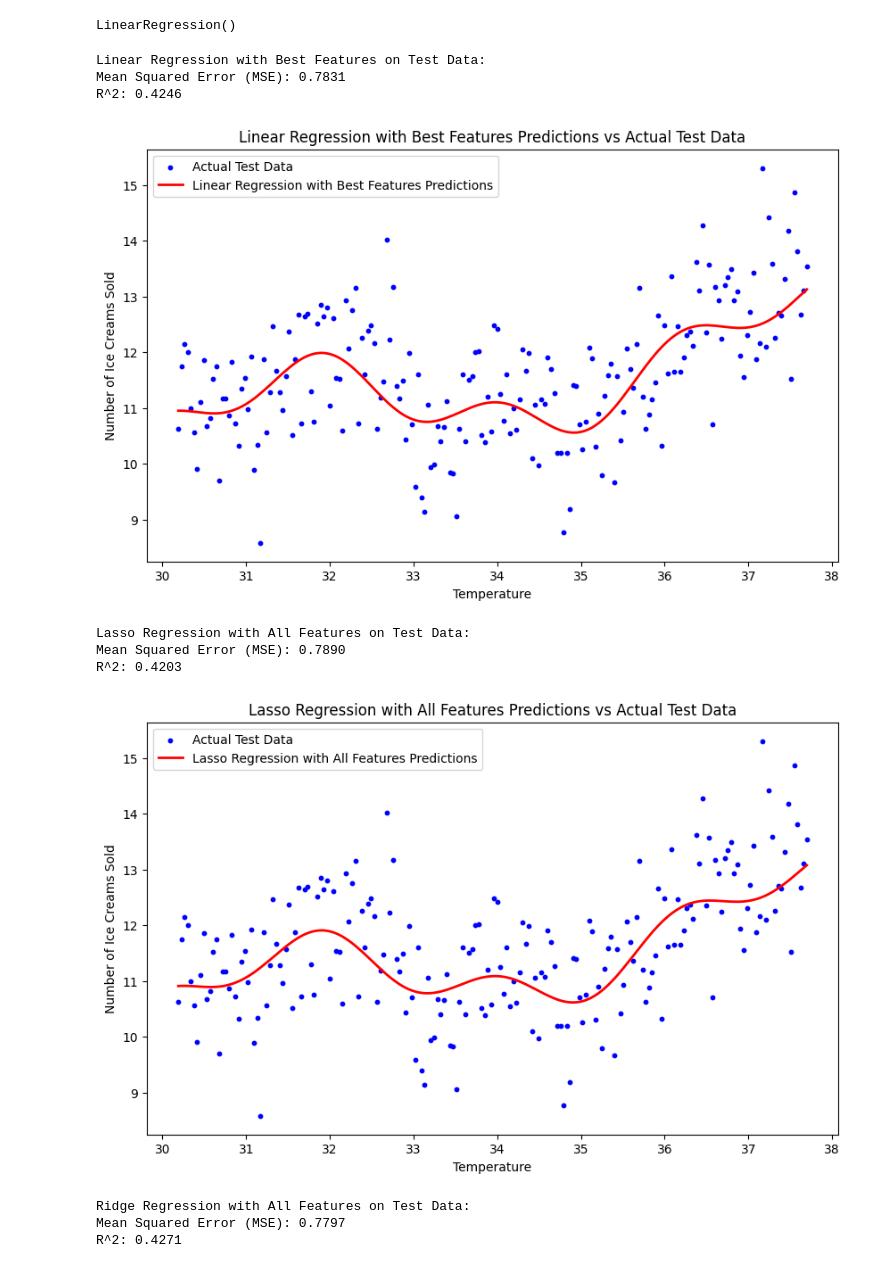
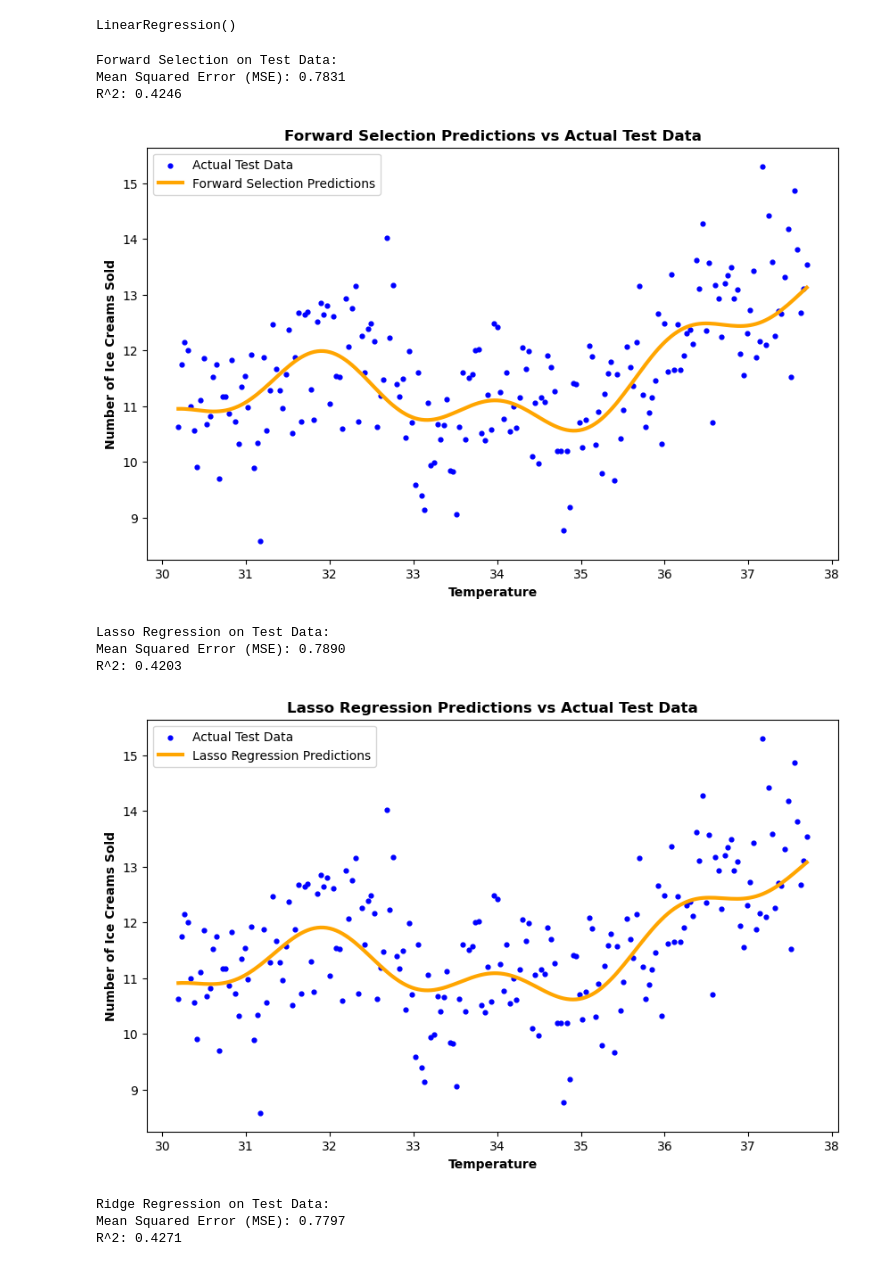
Before and after one commit to angvit/Linear-Regression, a Jupyter notebook: hw3/ex3.ipynb, the cells around one changed output. Saved outputs shown, nothing was run; the diff lists cells and outputs as text; code cells hidden in the pictures.

Commit message:
Changed style of model plots

```diff
--- a/hw3/ex3.ipynb
+++ b/hw3/ex3.ipynb
@@ -205,11 +205,11 @@ def evaluate_on_test_data(X_test, y_test, model, features, model_name):
     print(f"R^2: {r2:.4f}")
 
     plt.figure(figsize=(10, 6))
-    plt.scatter(X_test, y_test, color='blue', s=10, label='Actual Test Data')
-    plt.plot(X_test, y_pred, color='red', linewidth=2, label=f'{model_name} Predictions')
-    plt.xlabel('Temperature')
-    plt.ylabel('Number of Ice Creams Sold')
-    plt.title(f'{model_name} Predictions vs Actual Test Data')
+    plt.scatter(X_test, y_test, color='blue', s=12, label='Actual Test Data')
+    plt.plot(X_test, y_pred, color='orange', linewidth=3, label=f'{model_name} Predictions')
+    plt.xlabel('Temperature', fontweight='bold' )
+    plt.ylabel('Number of Ice Creams Sold', fontweight='bold' )
+    plt.title(f'{model_name} Predictions vs Actual Test Data', fontweight='bold')
     plt.legend()
     plt.show()
 # %%
@@ -221,18 +221,18 @@ model.fit(X_train_selected, y_train)
 # %% [output]
 LinearRegression()
 # %%
-evaluate_on_test_data(test_df['Temperature'], y_test, model, X_test_selected, model_name="Linear Regression with Best Features")
-evaluate_on_test_data(test_df['Temperature'], y_test, lasso, X_test, model_name="Lasso Regression with All Features")
-evaluate_on_test_data(test_df['Temperature'], y_test, ridge, X_test, model_name="Ridge Regression with All Features")
+evaluate_on_test_data(test_df['Temperature'], y_test, model, X_test_selected, model_name="Forward Selection")
+evaluate_on_test_data(test_df['Temperature'], y_test, lasso, X_test, model_name="Lasso Regression")
+evaluate_on_test_data(test_df['Temperature'], y_test, ridge, X_test, model_name="Ridge Regression")
 # %% [output]
-Linear Regression with Best Features on Test Data:
+Forward Selection on Test Data:
 Mean Squared Error (MSE): 0.7831
 R^2: 0.4246
-[figure, old version]
+[figure, new version]
-Lasso Regression with All Features on Test Data:
+Lasso Regression on Test Data:
 Mean Squared Error (MSE): 0.7890
 R^2: 0.4203
-[figure, old version]
+[figure, new version]
-Ridge Regression with All Features on Test Data:
+Ridge Regression on Test Data:
 Mean Squared Error (MSE): 0.7797
 R^2: 0.4271
```
Also changed, not shown: parts of 5 cells of this notebook.
